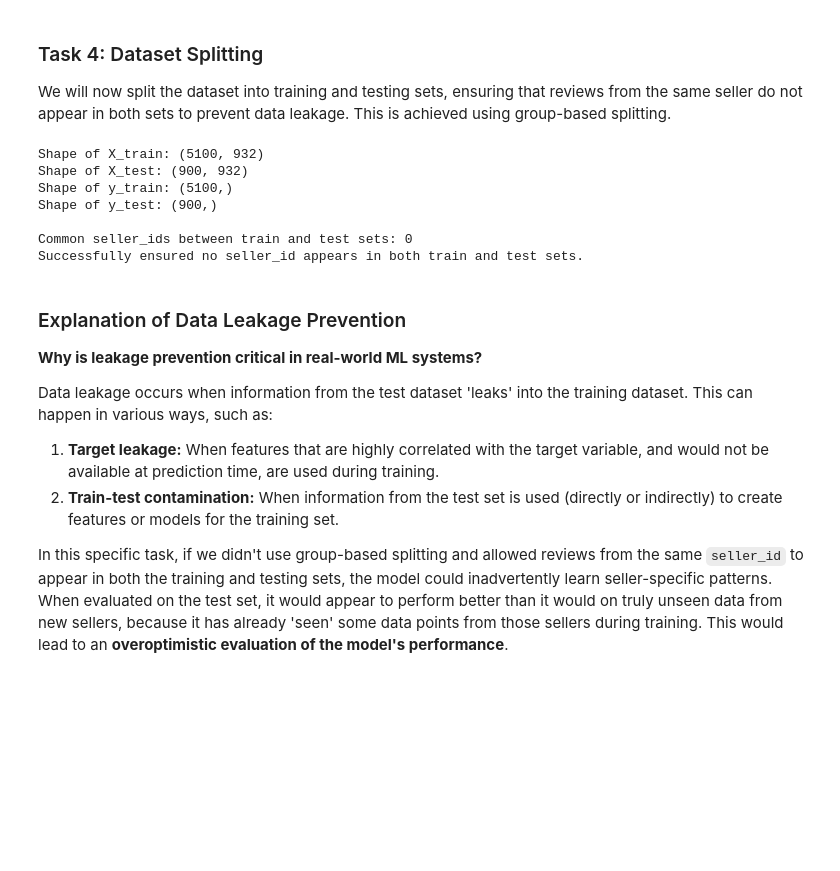
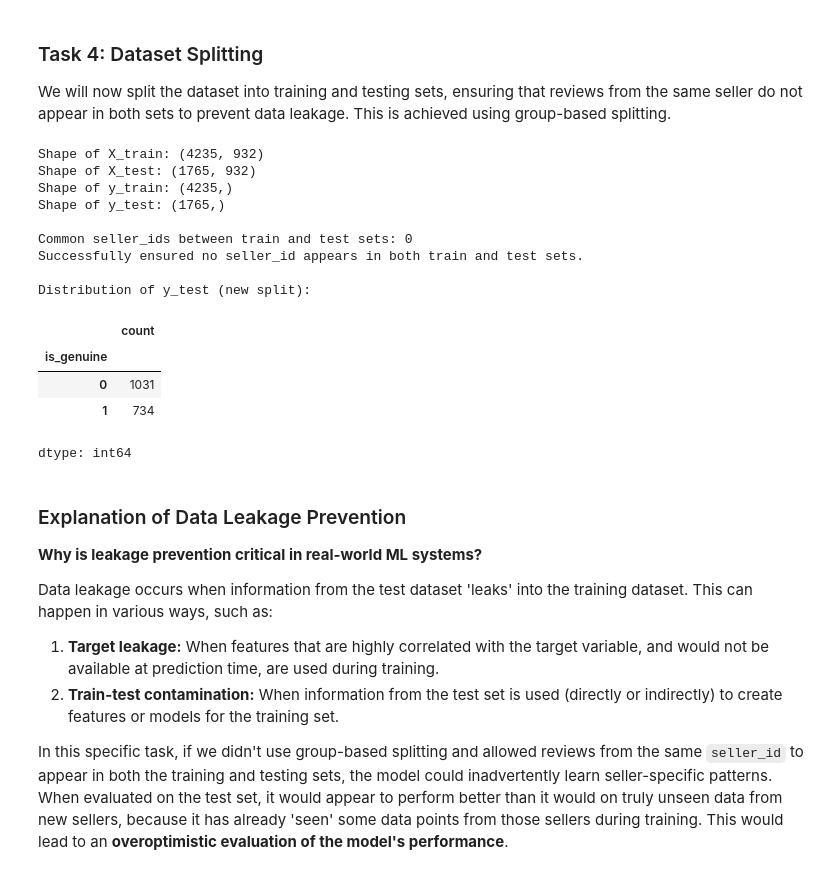
Before and after one commit to abilashkannanv/AIML, a Jupyter notebook: TrustCart_Phase2_Fake_Review_Detection.ipynb, the cells around one changed output. Saved outputs shown, nothing was run; the diff lists cells and outputs as text; code cells hidden in the pictures; blank space fills up the shorter version.

```diff
--- a/TrustCart_Phase2_Fake_Review_Detection.ipynb
+++ b/TrustCart_Phase2_Fake_Review_Detection.ipynb
@@ -274,38 +274,49 @@ We will now split the dataset into training and testing sets, ensuring that revi
 # %%
 from sklearn.model_selection import GroupShuffleSplit
 
 # Define the groups (seller_id) for group-based splitting
 groups = reviews_df['seller_id']
 
-# Initialize GroupShuffleSplit
-gss = GroupShuffleSplit(n_splits=1, test_size=0.2, random_state=42)
+# Initialize GroupShuffleSplit with a new random_state to try and get a more balanced test set
+# Let's try 24 for random_state
+gss = GroupShuffleSplit(n_splits=1, test_size=0.2, random_state=24) # Changed random_state
 
 # Get the train and test indices
 for train_idx, test_idx in gss.split(X_padded, y, groups):
     X_train, X_test = X_padded[train_idx], X_padded[test_idx]
     y_train, y_test = y.iloc[train_idx], y.iloc[test_idx]
     groups_train, groups_test = groups.iloc[train_idx], groups.iloc[test_idx]
 
 print(f"Shape of X_train: {X_train.shape}")
 print(f"Shape of X_test: {X_test.shape}")
 print(f"Shape of y_train: {y_train.shape}")
 print(f"Shape of y_test: {y_test.shape}")
 
 # Verify that no seller_id appears in both train and test sets
 common_sellers = set(groups_train.unique()) & set(groups_test.unique())
 print(f"\nCommon seller_ids between train and test sets: {len(common_sellers)}")
 if len(common_sellers) == 0:
     print("Successfully ensured no seller_id appears in both train and test sets.")
 else:
     print(f"Warning: {len(common_sellers)} seller_ids found in both sets.")
+
+print("\nDistribution of y_test (new split):")
+display(y_test.value_counts())
 # %% [output]
-Shape of X_train: (5100, 932)
-Shape of X_test: (900, 932)
-Shape of y_train: (5100,)
-Shape of y_test: (900,)
+Shape of X_train: (4235, 932)
+Shape of X_test: (1765, 932)
+Shape of y_train: (4235,)
+Shape of y_test: (1765,)
 
 Common seller_ids between train and test sets: 0
 Successfully ensured no seller_id appears in both train and test sets.
+
+Distribution of y_test (new split):
+|  | count |
+| is_genuine |  |
+| 0 | 1031 |
+| 1 | 734 |
+dtype: int64
 # %% [markdown]
 ### Explanation of Data Leakage Prevention
 
```
Also changed, not shown: parts of 7 cells of this notebook.
